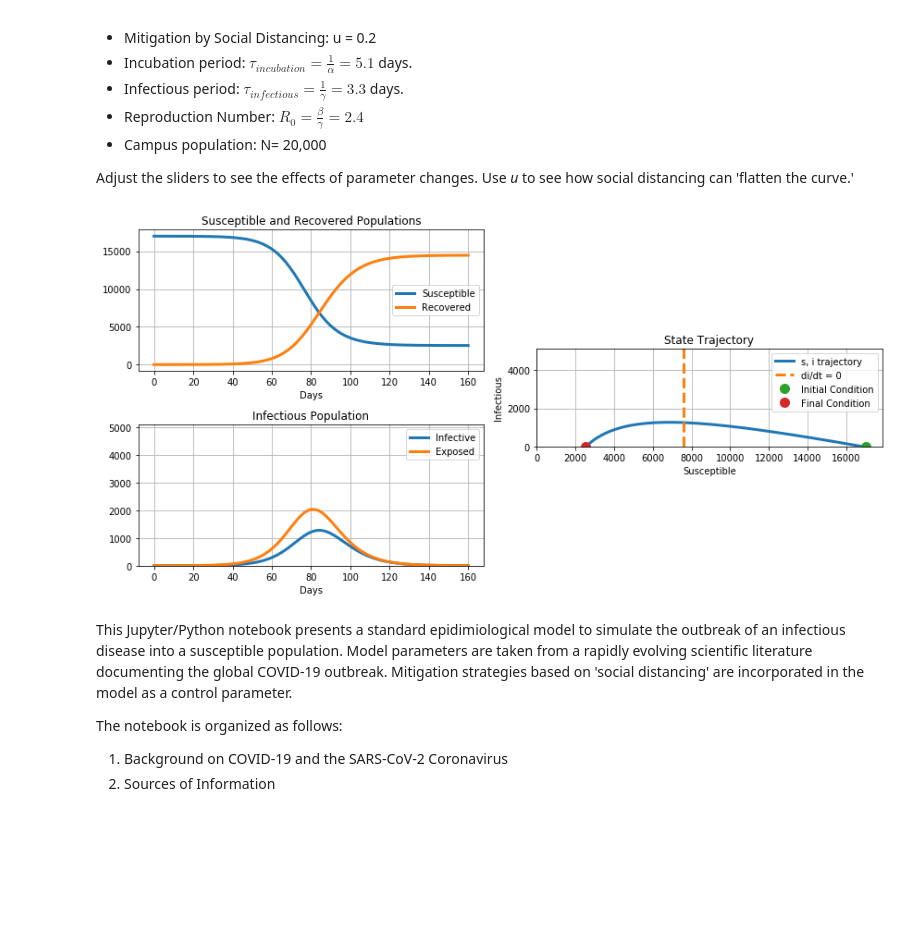
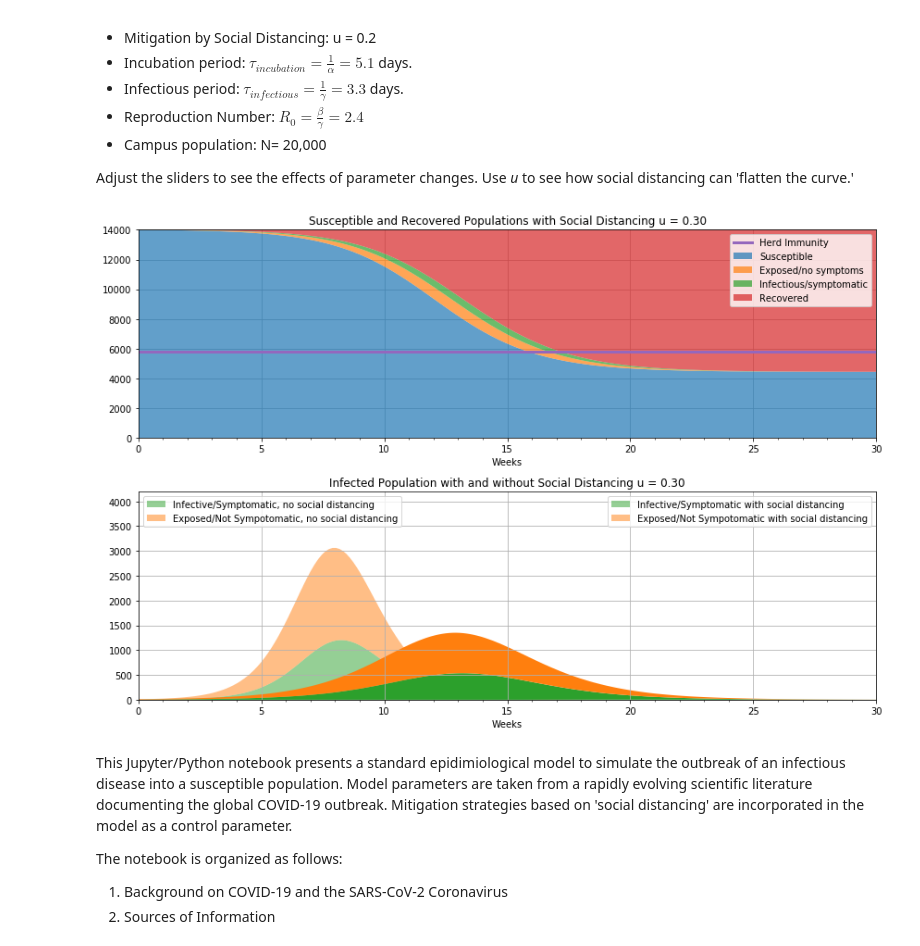
Before and after one commit to jckantor/covid-19, a Jupyter notebook: COVID-19.ipynb, the cells around one changed output. Saved outputs shown, nothing was run; the diff lists cells and outputs as text; code cells hidden in the pictures; blank space fills up the shorter version.

```diff
--- a/COVID-19.ipynb
+++ b/COVID-19.ipynb
@@ -19,76 +19,88 @@ The following cell simulates a COVID-19 outbreak in campus population of size N
 Adjust the sliders to see the effects of parameter changes.  Use *u* to see how social distancing can 'flatten the curve.'
 # %%
 #@title SEIR Model with Social Distancing { run: "auto" }
-#@markdown Adjust the sliders to see the effects of parameter values.
-u = 0 #@param {type:"slider", min:0, max:1, step:0.01}
-t_incubation = 5.1 #@param {type:"slider", min:1, max:14, step:0.1}
+#@markdown Periods in days
+t_incubation = 5 #@param {type:"slider", min:1, max:14, step:0.1}
 t_infective = 3.3 #@param {type:"slider", min:1, max:14, step:0.1}
-R0 = 2.24 #@param {type:"slider", min:0.9, max:5, step:0.01}
-N = 17000 #@param {type:"slider", min:1000, max:100000, step: 1000}
+#@markdown Reproduction number
+R0 = 2.4 #@param {type:"slider", min:0.9, max:5, step:0.1}
+#@markdown Population Size
+N = 14000 #@param {type:"slider", min:1000, max:350000, step: 1000}
+#@markdown Initial number exposed
+n = 10 #@param {type:"slider", min:0, max:100, step:1}
+#@markdown Social distancing (0 => no social distancing, 1 ==> perfect isolation)
+u = 0.3 #@param {type:"slider", min:0, max:1, step:0.01}
 
 import numpy as np
 from scipy.integrate import odeint
 import matplotlib.pyplot as plt
+import seaborn as sns
 
 # initial number of infected and recovered individuals
-e_initial = 1/N
+e_initial = n/N
 i_initial = 0.00
 r_initial = 0.00
 s_initial = 1 - e_initial - i_initial - r_initial
 
 alpha = 1/t_incubation
 gamma = 1/t_infective
 beta = R0*gamma
 
 # SEIR model differential equations.
-def deriv(x, t, alpha, beta, gamma):
+def deriv(x, t, u, alpha, beta, gamma):
     s, e, i, r = x
     dsdt = -(1-u)*beta * s * i
     dedt =  (1-u)*beta * s * i - alpha * e
     didt = alpha * e - gamma * i
     drdt =  gamma * i
     return [dsdt, dedt, didt, drdt]
 
-t = np.linspace(0, 160, 160)
+t = np.linspace(0, 210, 210)
 x_initial = s_initial, e_initial, i_initial, r_initial
-soln = odeint(deriv, x_initial, t, args=(alpha, beta, gamma))
-s, e, i, r = soln.T
+s, e, i, r = odeint(deriv, x_initial, t, args=(u, alpha, beta, gamma)).T
+s0, e0, i0, r0 = odeint(deriv, x_initial, t, args=(0, alpha, beta, gamma)).T
 
 # plot the data
-fig = plt.figure(figsize=(12,6))
-ax = [fig.add_subplot(221, axisbelow=True),
-        fig.add_subplot(223),
-        fig.add_subplot(122)]
+fig = plt.figure(figsize=(12,8))
+ax = [fig.add_subplot(211, axisbelow=True),
+        fig.add_subplot(212)]
 
-ax[0].plot(t, N*s, lw=3, label='Susceptible')
-ax[0].plot(t, N*r, lw=3, label='Recovered')
-ax[0].set_title('Susceptible and Recovered Populations')
-ax[0].set_xlabel('Days')
+pal = sns.color_palette()
 
-ax[1].plot(t, N*i, lw=3, label='Infective')
-ax[1].set_title('Infectious Population')
-if e is not None: ax[1].plot(t, N*e, lw=3, label='Exposed')
+ax[0].stackplot(t/7, N*s, N*e, N*i, N*r, colors=pal, alpha=0.7)
+ax[0].plot(np.array([0, t[-1]])/7, [N/R0, N/R0], lw=3, label='herd immunity')
+ax[0].set_title('Susceptible and Recovered Populations with Social Distancing u = {0:3.2f}'.format(u))
+ax[0].set_xlabel('Weeks')
+ax[0].set_xlim(0, t[-1]/7)
+ax[0].set_ylim(0, N)
+ax[0].legend([ 'Herd Immunity', 'Susceptible',
+               'Exposed/no symptoms',
+              'Infectious/symptomatic',
+              'Recovered'], loc='best')
+
+ax[1].stackplot(t/7, N*i0,N*e0, colors=pal[2:0:-1], alpha=0.5)
+ax[1].stackplot(t/7, N*i, N*e, colors=pal[2:0:-1], alpha=1)
+ax[1].set_title('Infected Population with and without Social Distancing u = {0:3.2f}'.format(u))
+ax[1].set_xlim(0, t[-1]/7)
 ax[1].set_ylim(0, 0.3*N)
-ax[1].set_xlabel('Days')
-
-ax[2].plot(N*s, N*i, lw=3, label='s, i trajectory')
-ax[2].plot([N/R0, N/R0], [0, N], '--', lw=3, label='di/dt = 0')
-ax[2].plot(N*s[0], N*i[0], '.', ms=20, label='Initial Condition')
-ax[2].plot(N*s[-1], N*i[-1], '.', ms=20, label='Final Condition')
-ax[2].set_title('State Trajectory')
-ax[2].set_aspect('equal')
-ax[2].set_ylim(0, 0.3*N)
-ax[2].set_xlim(0, 1.05*N)
-ax[2].set_xlabel('Susceptible')
-ax[2].set_ylabel('Infectious')
+ax[1].set_xlabel('Weeks')
+leg1 = ax[1].legend(['Infective/Symptomatic, no social distancing',
+              'Exposed/Not Sympotomatic, no social distancing'],
+             loc='upper left')
+leg2 = ax[1].legend(['Infective/Symptomatic with social distancing',
+              'Exposed/Not Sympotomatic with social distancing'],
+             loc='upper right')
+ax[1].add_artist(leg1)
 
 for a in ax:
+    a.xaxis.set_major_locator(plt.MultipleLocator(5))
+    a.xaxis.set_minor_locator(plt.MultipleLocator(1))
+    a.xaxis.set_major_formatter(plt.FormatStrFormatter('%d'))
     a.grid(True)
-    a.legend()
 
 plt.tight_layout()
 # %% [output]
-[figure, old version]
+[figure, new version]
 # %% [markdown]
 This Jupyter/Python notebook presents a standard epidimiological model to simulate the outbreak of an infectious disease into a susceptible population. Model parameters are taken from a rapidly evolving scientific literature documenting the global COVID-19 outbreak. Mitigation strategies based on 'social distancing' are incorporated in the model as a control parameter.
 
```
